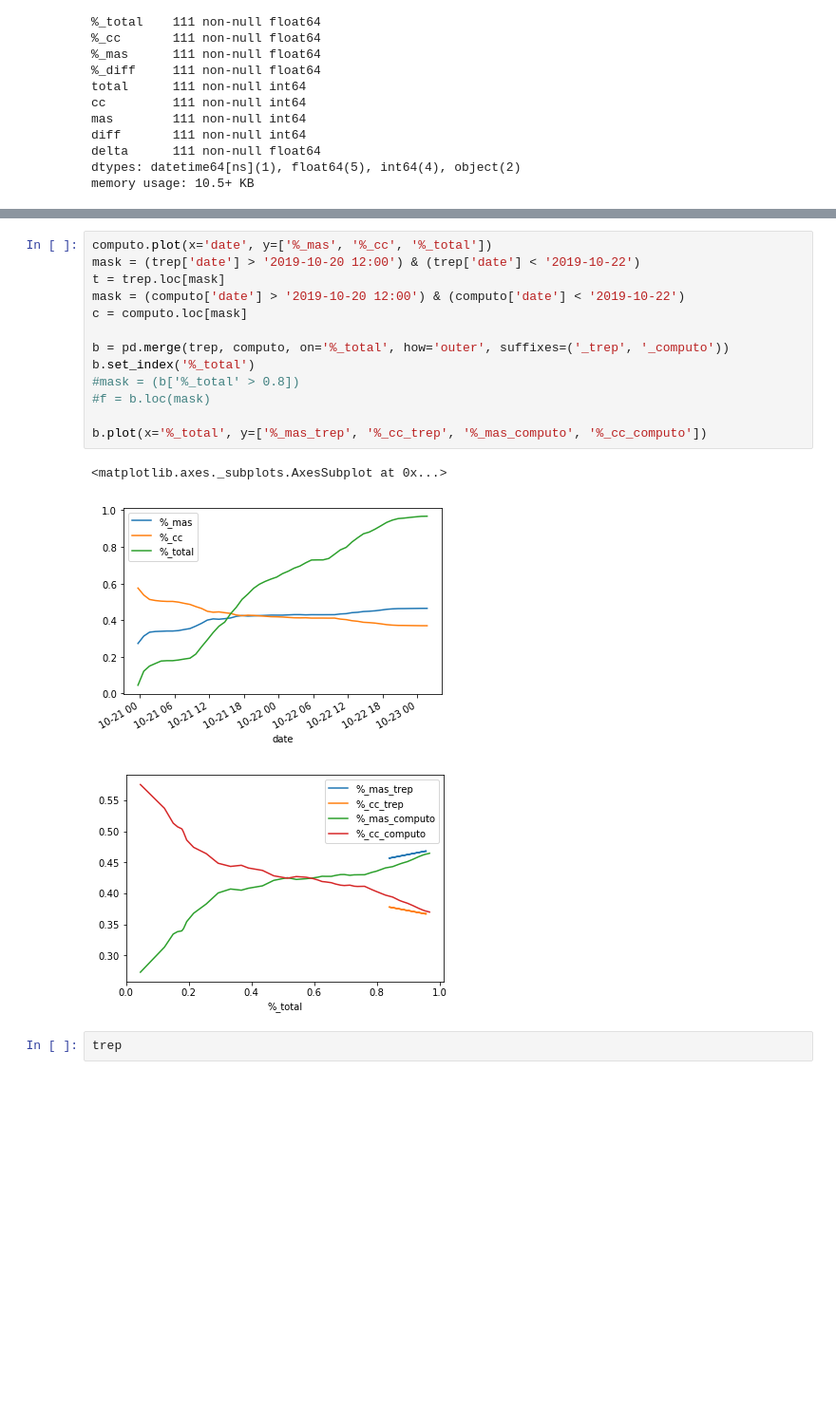
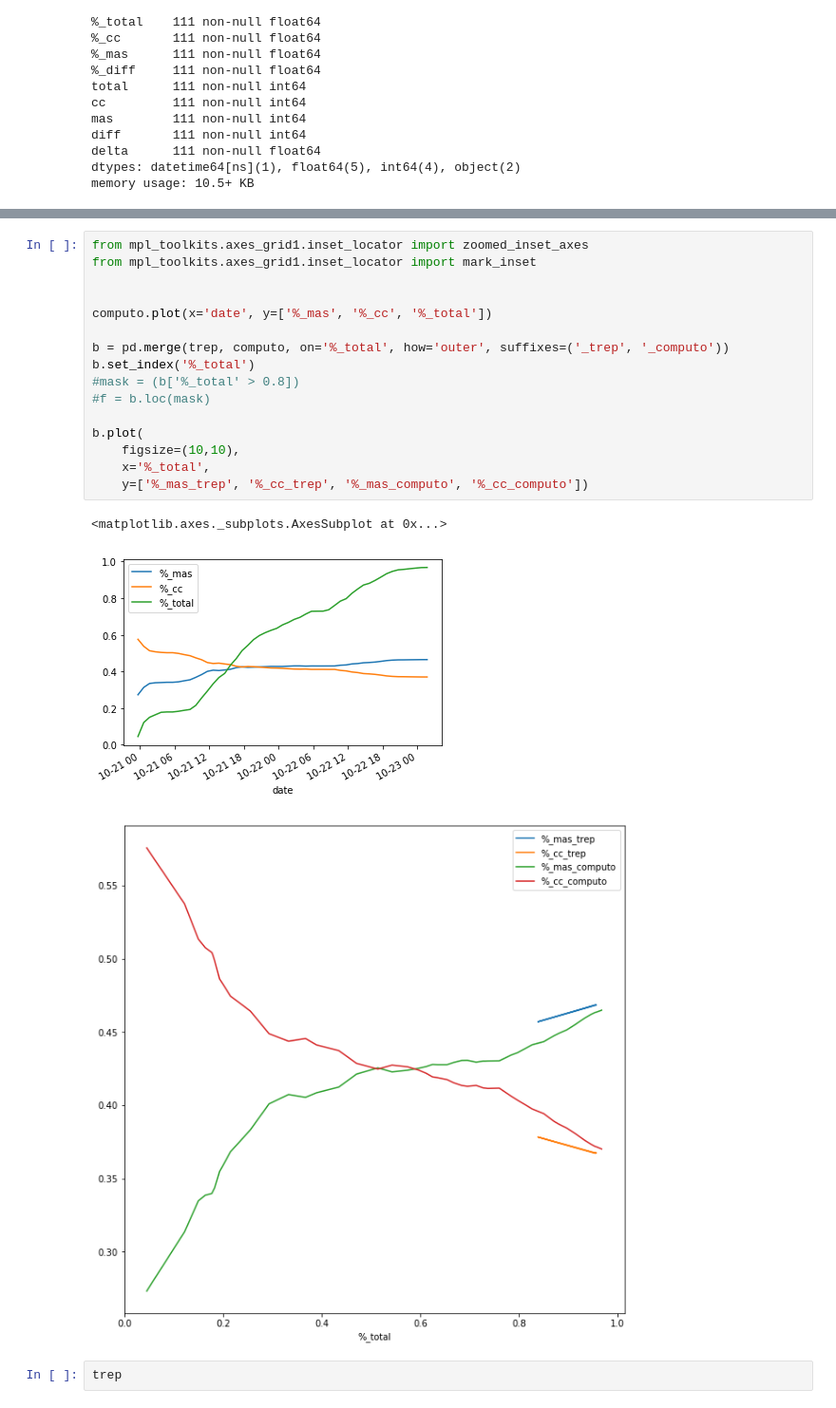
Before and after one commit to xaiki/elecciones-bolivia, a Jupyter notebook: data/comparativas-trep-computo.ipynb, the cells around one changed output, grey strips where cells are left out. Shown at 95% size. Cells and saved outputs as stored; diff of their text form; blank space fills up the shorter version.

```diff
--- a/data/comparativas-trep-computo.ipynb
+++ b/data/comparativas-trep-computo.ipynb
@@ -52,20 +68,23 @@ c.plot(x='date', y=['%_mas', '%_cc'])
 # %%
+from mpl_toolkits.axes_grid1.inset_locator import zoomed_inset_axes
+from mpl_toolkits.axes_grid1.inset_locator import mark_inset
+
+
 computo.plot(x='date', y=['%_mas', '%_cc', '%_total'])
-mask = (trep['date'] > '2019-10-20 12:00') & (trep['date'] < '2019-10-22')
-t = trep.loc[mask]
-mask = (computo['date'] > '2019-10-20 12:00') & (computo['date'] < '2019-10-22')
-c = computo.loc[mask]
 
 b = pd.merge(trep, computo, on='%_total', how='outer', suffixes=('_trep', '_computo'))
 b.set_index('%_total')
 #mask = (b['%_total' > 0.8])
 #f = b.loc(mask)
 
-b.plot(x='%_total', y=['%_mas_trep', '%_cc_trep', '%_mas_computo', '%_cc_computo'])
+b.plot(
+    figsize=(10,10),
+    x='%_total',
+    y=['%_mas_trep', '%_cc_trep', '%_mas_computo', '%_cc_computo'])
 # %% [output]
 <matplotlib.axes._subplots.AxesSubplot at 0x...>
 [figure]
-[figure, old version]
+[figure, new version]
 # %%
 trep
 # %% [output]
```
Also changed, not shown: parts of 9 cells of this notebook.
